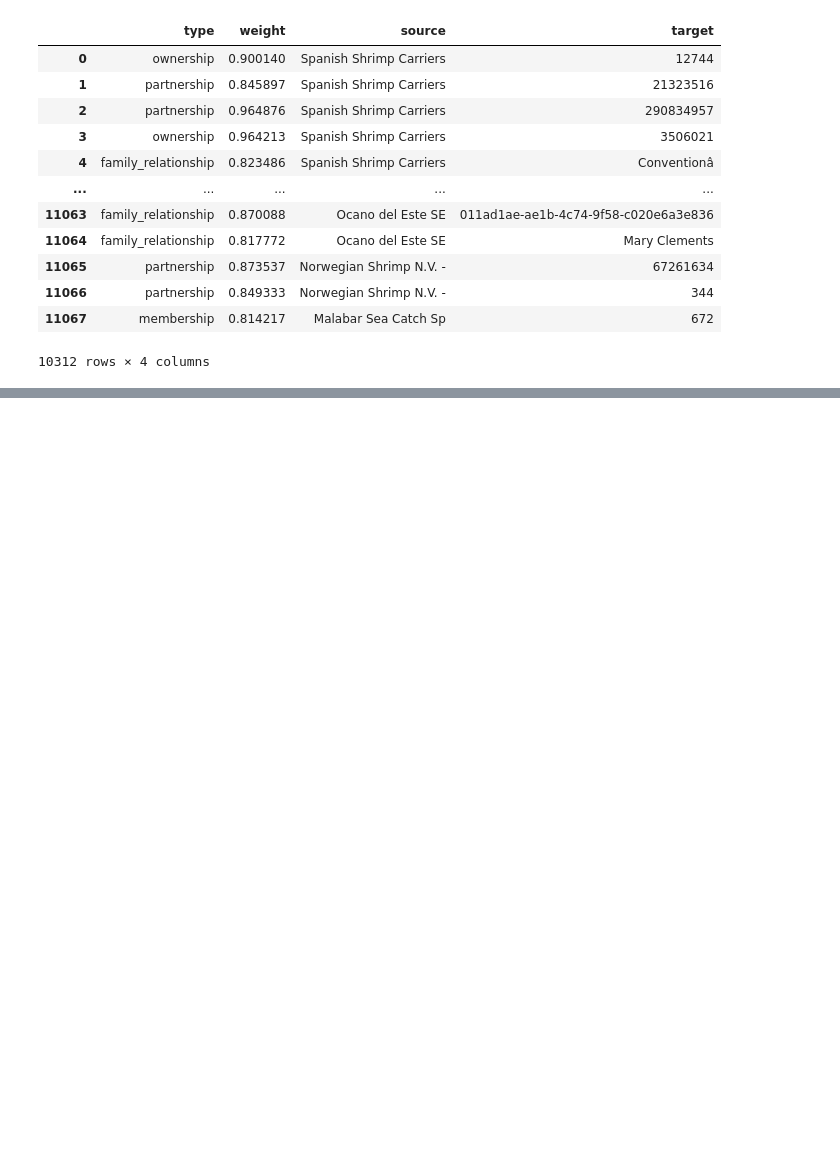
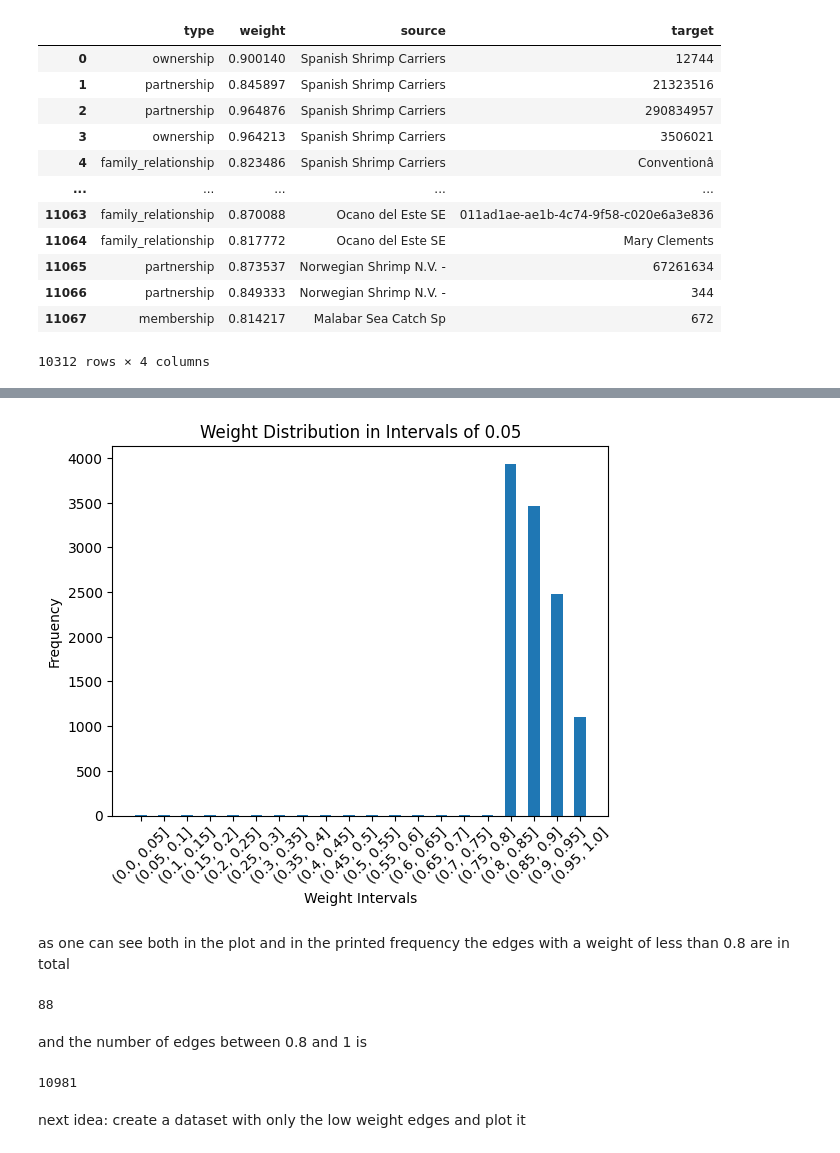
Before and after one commit to AlessandroCarella/Visual-analytics, a Jupyter notebook: src/data/edgesDataCleaning.ipynb, the cells around one changed output, grey strips where cells are left out. Drawn from its saved outputs; the diff is of its cells as text; code cells hidden in the pictures; blank space fills up the shorter version.

Commit message:
further data analysis on edges.json

```diff
--- a/src/data/edgesDataCleaning.ipynb
+++ b/src/data/edgesDataCleaning.ipynb
@@ -67,0 +68,8 @@ noDeadEndDf.to_json ("edgesCleanWithCoordinatesNoDeadEnds.json", orient="records
+# %%
+import numpy as np
+# Create intervals
+bins = np.arange(0, 1.05, 0.05)  # Create bins from 0 to 1, in intervals of 0.05
+df['weight_interval'] = pd.cut(df['weight'], bins=bins)
+
+# Count frequencies in each interval
+frequency = df['weight_interval'].value_counts().sort_index()
@@ -67,0 +96,25 @@ noDeadEndDf.to_json ("edgesCleanWithCoordinatesNoDeadEnds.json", orient="records
+# %%
+import matplotlib.pyplot as plt
+# Plotting
+plt.bar(frequency.index.astype(str), frequency.values, width=0.5)
+plt.xticks(rotation=45)
+plt.xlabel('Weight Intervals')
+plt.ylabel('Frequency')
+plt.title('Weight Distribution in Intervals of 0.05')
+plt.show()
+# %% [output]
+[figure, added]
+# %% [markdown]
+as one can see both in the plot and in the printed frequency the edges with a weight of less than 0.8 are in total
+# %%
+df[(df['weight'] > 0) & (df['weight'] <= 0.8)].shape[0]
+# %% [output]
+88
+# %% [markdown]
+and the number of edges between 0.8 and 1 is
+# %%
+df[(df['weight'] > 0.8)].shape[0]
+# %% [output]
+10981
+# %% [markdown]
+next idea: create a dataset with only the low weight edges and plot it
```
Also changed, not shown: parts of 7 cells of this notebook, 5 other files.
